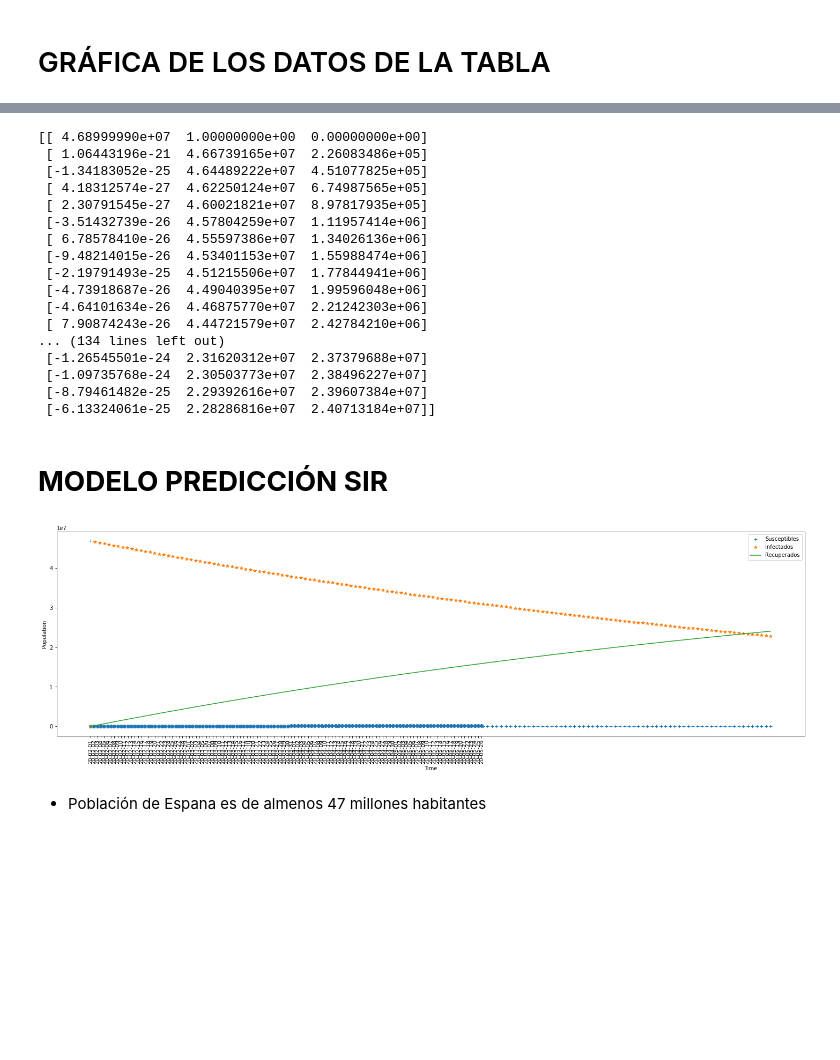
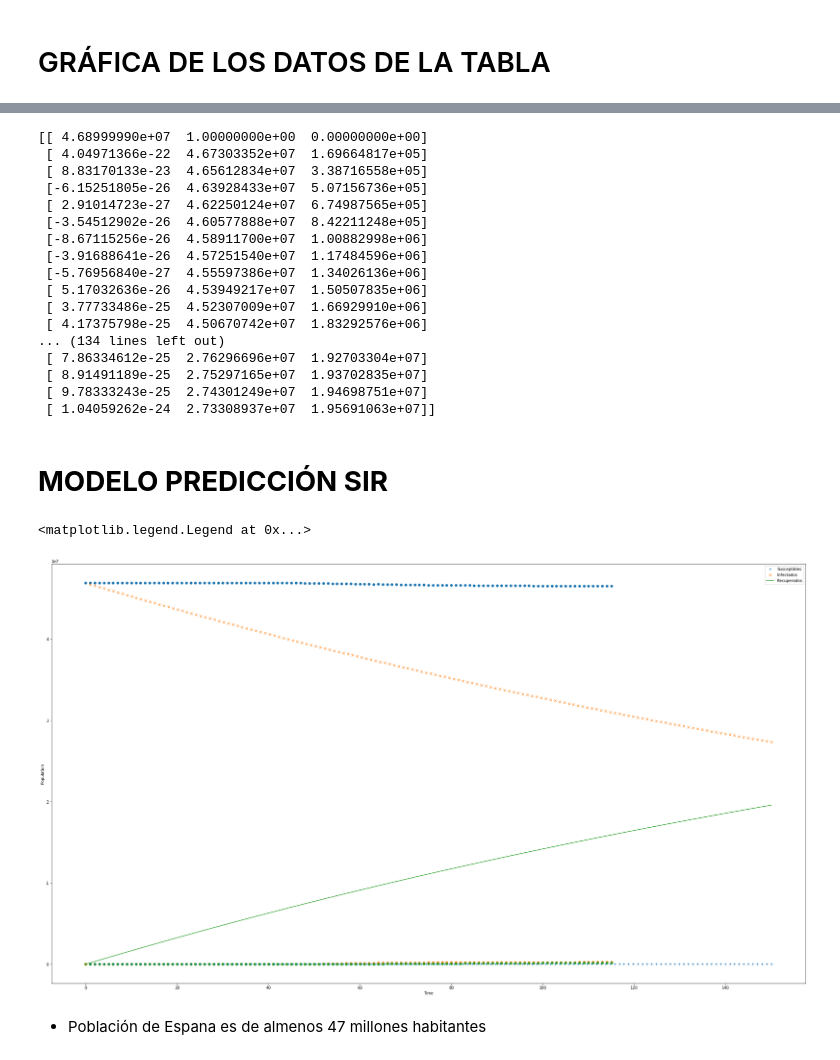
Before and after one commit to jcriostorres/Modelo-SIR-contagios-UV, a Jupyter notebook: CV19_UV.ipynb, the cells around one changed output, grey strips where cells are left out. Cells and saved outputs as stored; diff of their text form; code cells hidden in the pictures; blank space fills up the shorter version.

```diff
--- a/CV19_UV.ipynb
+++ b/CV19_UV.ipynb
@@ -190,7 +192,7 @@ b= 0.0036
 def dP_dt(P, t):
     return [-a*P[0]*P[1], a*P[0]*P[1]-b*P[1],b*P[1]]
 
-ts = np.linspace(0, 200, 150)
+ts = np.linspace(0, 150, 150)
 P0 = [46899999, 1, 0]
 Ps = odeint(dP_dt, P0, ts)
 S= Ps[:,0]
@@ -199,38 +201,44 @@ R= Ps[:,2]
 print(Ps)
 # %% [output]
 [[ 4.68999990e+07  1.00000000e+00  0.00000000e+00]
- [ 1.06443196e-21  4.66739165e+07  2.26083486e+05]
- [-1.34183052e-25  4.64489222e+07  4.51077825e+05]
- [ 4.18312574e-27  4.62250124e+07  6.74987565e+05]
- [ 2.30791545e-27  4.60021821e+07  8.97817935e+05]
- [-3.51432739e-26  4.57804259e+07  1.11957414e+06]
- [ 6.78578410e-26  4.55597386e+07  1.34026136e+06]
- [-9.48214015e-26  4.53401153e+07  1.55988474e+06]
- [-2.19791493e-25  4.51215506e+07  1.77844941e+06]
- [-4.73918687e-26  4.49040395e+07  1.99596048e+06]
- [-4.64101634e-26  4.46875770e+07  2.21242303e+06]
- [ 7.90874243e-26  4.44721579e+07  2.42784210e+06]
+ [ 4.04971366e-22  4.67303352e+07  1.69664817e+05]
+ [ 8.83170133e-23  4.65612834e+07  3.38716558e+05]
+ [-6.15251805e-26  4.63928433e+07  5.07156736e+05]
+ [ 2.91014723e-27  4.62250124e+07  6.74987565e+05]
+ [-3.54512902e-26  4.60577888e+07  8.42211248e+05]
+ [-8.67115256e-26  4.58911700e+07  1.00882998e+06]
+ [-3.91688641e-26  4.57251540e+07  1.17484596e+06]
+ [-5.76956840e-27  4.55597386e+07  1.34026136e+06]
+ [ 5.17032636e-26  4.53949217e+07  1.50507835e+06]
+ [ 3.77733486e-25  4.52307009e+07  1.66929910e+06]
+ [ 4.17375798e-25  4.50670742e+07  1.83292576e+06]
 ... (134 lines left out)
- [-1.26545501e-24  2.31620312e+07  2.37379688e+07]
- [-1.09735768e-24  2.30503773e+07  2.38496227e+07]
- [-8.79461482e-25  2.29392616e+07  2.39607384e+07]
- [-6.13324061e-25  2.28286816e+07  2.40713184e+07]]
+ [ 7.86334612e-25  2.76296696e+07  1.92703304e+07]
+ [ 8.91491189e-25  2.75297165e+07  1.93702835e+07]
+ [ 9.78333243e-25  2.74301249e+07  1.94698751e+07]
+ [ 1.04059262e-24  2.73308937e+07  1.95691063e+07]]
 # %% [markdown]
 # **MODELO PREDICCIÓN SIR**
 # %%
 plt.plot(ts,S, "+", label="Susceptibles")
-plt.plot(ts,I, "*", label="Infectados")
+plt.plot(ts,I, "x", label="Infectados")
 plt.plot(ts,R, "-", label="Recuperados")
-#plt.scatter(list_fechas3, Susceptibles3)
-plt.scatter(list_fechas3, Infectados3 )
-#plt.scatter(list_fechas3, Recuperados3)
-plt.xticks(list_fechas3,rotation=90)
+
+plt.scatter(df.index,df['Susceptibles3'])
+plt.scatter(df.index,df['Infectados3'])
+plt.scatter(df.index,df['Recuperados3'])
+
+#plt.scatter(list_fechas3, Infectados3)
+#plt.xticks(df.index,rotation=90)
 plt.xlabel("Time")
 plt.ylabel("Population")
-plt.rcParams['figure.figsize'] = (25, 7)
-plt.legend();
+
+plt.rcParams['figure.figsize'] = (35, 20)
+plt.legend()
+#plt.show()
 # %% [output]
+<matplotlib.legend.Legend at 0x...>
-[figure, old version]
+[figure, new version]
 # %% [markdown]
 * Población de Espana es de almenos 47 millones habitantes
 # %% [markdown]
```
Also changed, not shown: parts of 6 cells of this notebook.
